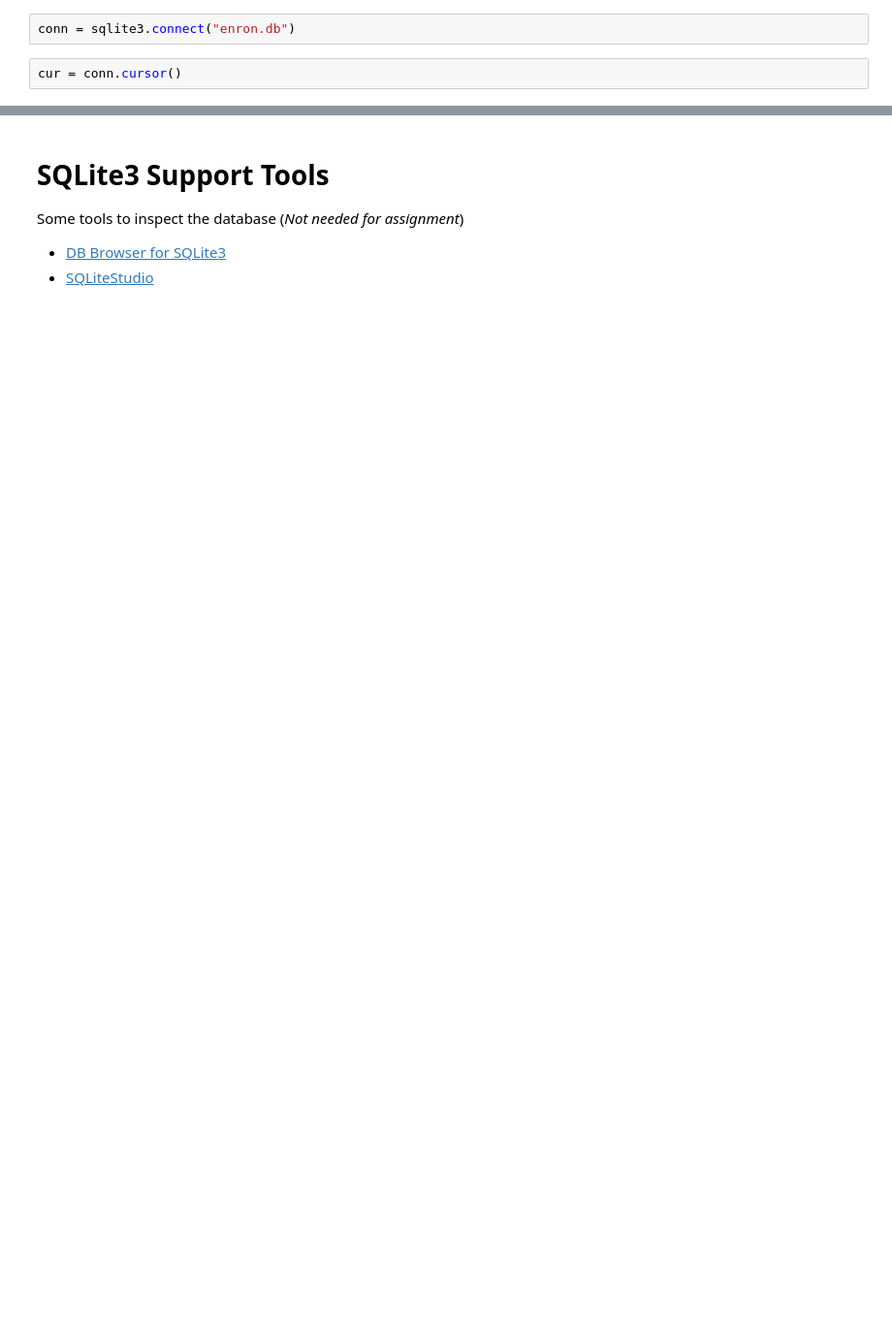
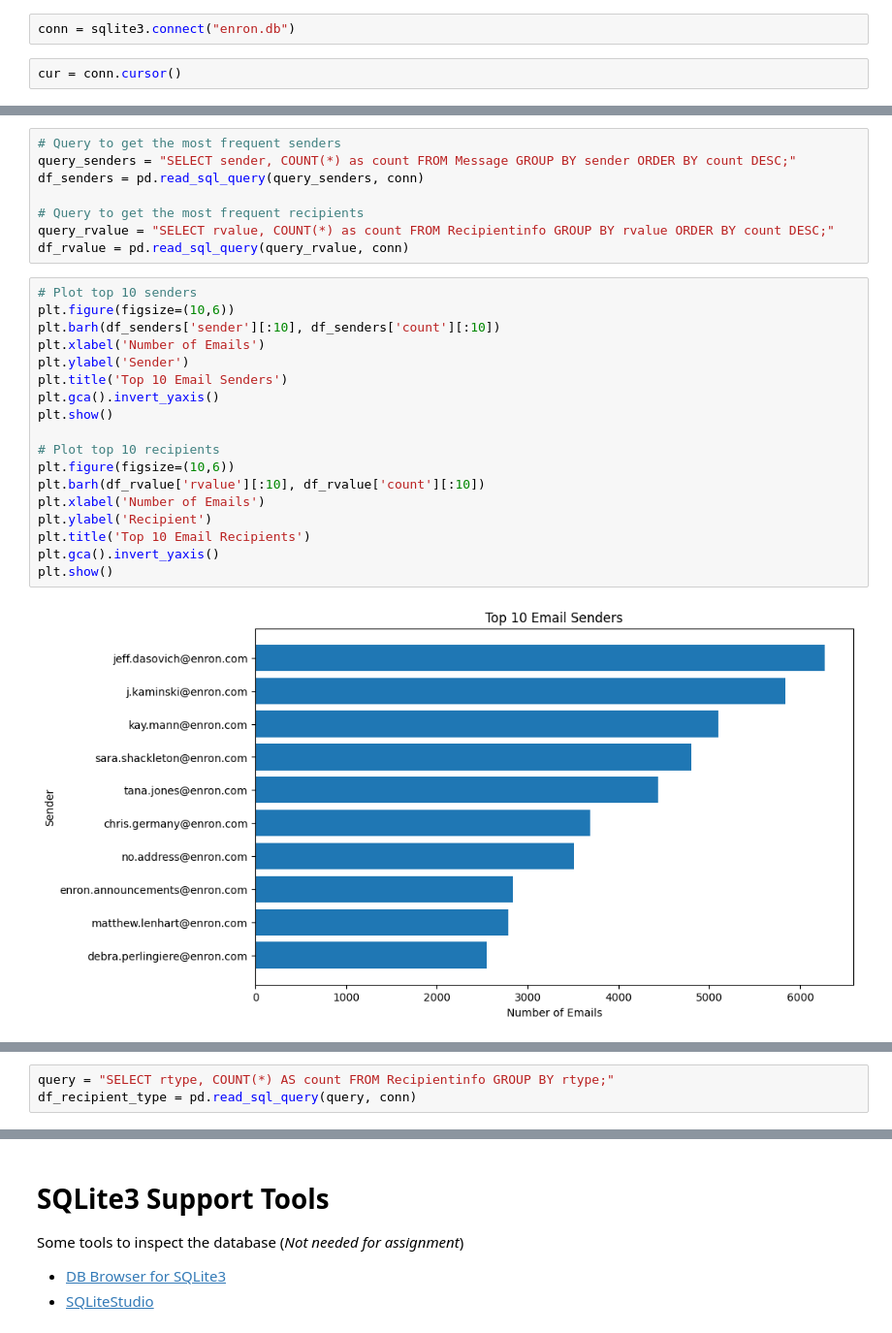
Before and after one commit to chetane/businessreport, a Jupyter notebook: Enron__Data_Business_Report.ipynb, the cells around one changed output, grey strips where cells are left out. Shown: that part at 97% size. Cells and saved outputs as stored; diff of their text form; blank space fills up the shorter version.

```diff
--- a/Enron__Data_Business_Report.ipynb
+++ b/Enron__Data_Business_Report.ipynb
@@ -33,0 +180,28 @@ cur = conn.cursor()
+# %%
+# Query to get the most frequent senders
+query_senders = "SELECT sender, COUNT(*) as count FROM Message GROUP BY sender ORDER BY count DESC;"
+df_senders = pd.read_sql_query(query_senders, conn)
+
+# Query to get the most frequent recipients
+query_rvalue = "SELECT rvalue, COUNT(*) as count FROM Recipientinfo GROUP BY rvalue ORDER BY count DESC;"
+df_rvalue = pd.read_sql_query(query_rvalue, conn)
+# %%
+# Plot top 10 senders
+plt.figure(figsize=(10,6))
+plt.barh(df_senders['sender'][:10], df_senders['count'][:10])
+plt.xlabel('Number of Emails')
+plt.ylabel('Sender')
+plt.title('Top 10 Email Senders')
+plt.gca().invert_yaxis()
+plt.show()
+
+# Plot top 10 recipients
+plt.figure(figsize=(10,6))
+plt.barh(df_rvalue['rvalue'][:10], df_rvalue['count'][:10])
+plt.xlabel('Number of Emails')
+plt.ylabel('Recipient')
+plt.title('Top 10 Email Recipients')
+plt.gca().invert_yaxis()
+plt.show()
+# %% [output]
+[figure, added]
@@ -33,0 +209,3 @@ cur = conn.cursor()
+# %%
+query = "SELECT rtype, COUNT(*) AS count FROM Recipientinfo GROUP BY rtype;"
+df_recipient_type = pd.read_sql_query(query, conn)
```
Also changed, not shown: parts of 27 cells of this notebook.
